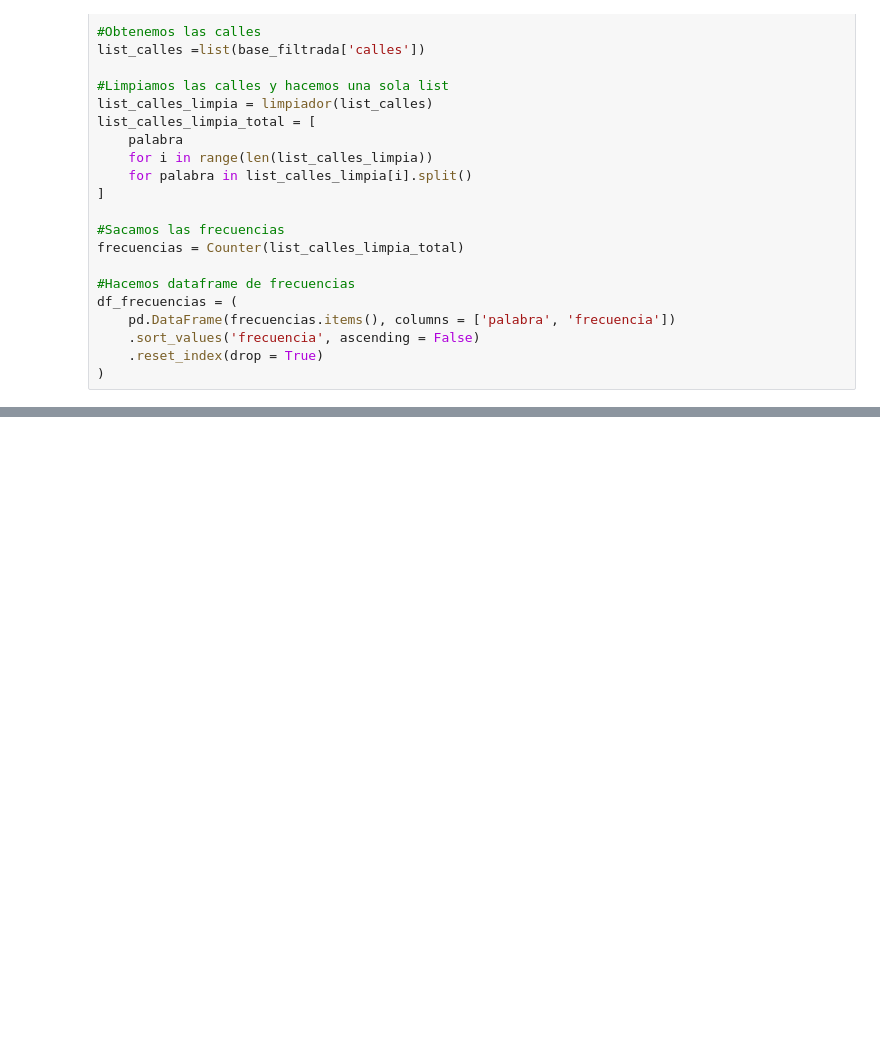
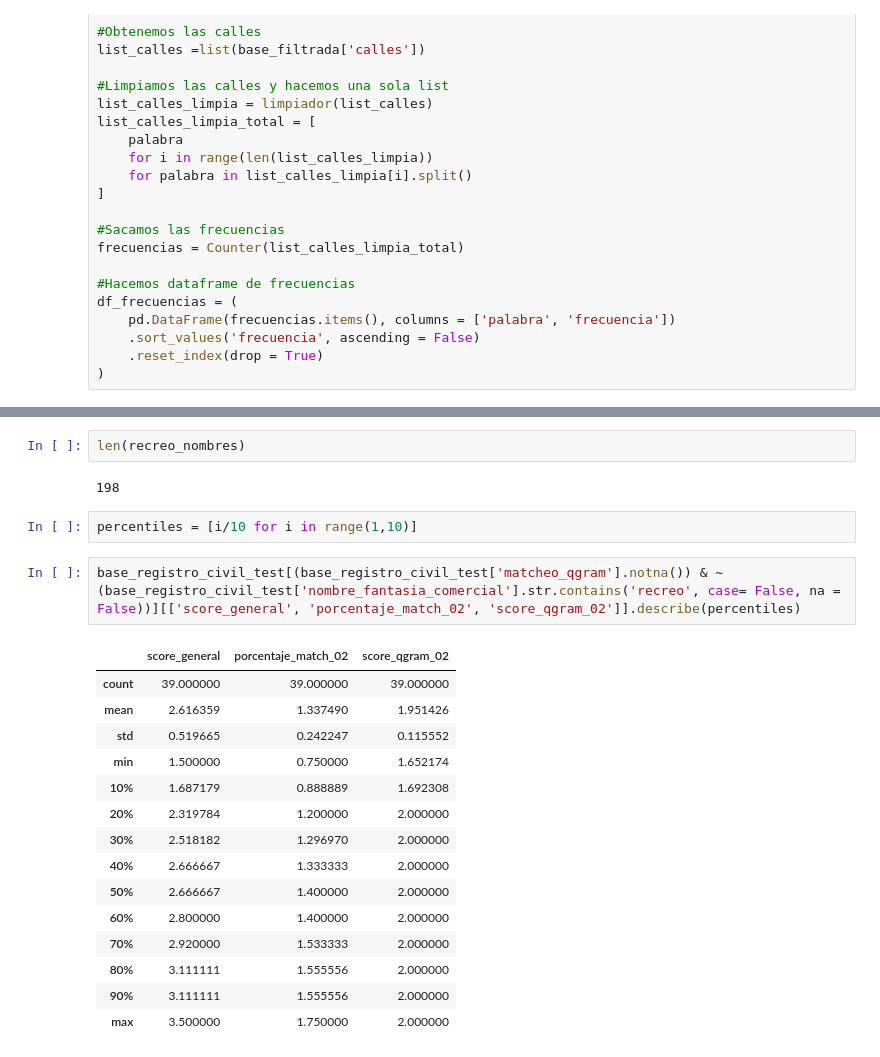
Before and after one commit to Leo-Maker636/centros_comerciales, a Jupyter notebook: sandbox/busqueda_rucs/localizacion_codigo_establecimiento.ipynb, the cells around one changed output, grey strips where cells are left out. Saved outputs shown, nothing was run; the diff lists cells and outputs as text; blank space fills up the shorter version.

```diff
--- a/sandbox/busqueda_rucs/localizacion_codigo_establecimiento.ipynb
+++ b/sandbox/busqueda_rucs/localizacion_codigo_establecimiento.ipynb
@@ -215,0 +299,24 @@ base_registro_civil_test[base_registro_civil_test['match_qgram'].notna()][['nume
+# %%
+len(recreo_nombres)
+# %% [output]
+198
+# %%
+percentiles = [i/10 for i in range(1,10)]
+# %%
+base_registro_civil_test[(base_registro_civil_test['matcheo_qgram'].notna()) & ~(base_registro_civil_test['nombre_fantasia_comercial'].str.contains('recreo', case= False, na = False))][['score_general', 'porcentaje_match_02', 'score_qgram_02']].describe(percentiles)
+# %% [output]
+|  | score_general | porcentaje_match_02 | score_qgram_02 |
+| count | 39.000000 | 39.000000 | 39.000000 |
+| mean | 2.616359 | 1.337490 | 1.951426 |
+| std | 0.519665 | 0.242247 | 0.115552 |
+| min | 1.500000 | 0.750000 | 1.652174 |
+| 10% | 1.687179 | 0.888889 | 1.692308 |
+| 20% | 2.319784 | 1.200000 | 2.000000 |
+| 30% | 2.518182 | 1.296970 | 2.000000 |
+| 40% | 2.666667 | 1.333333 | 2.000000 |
+| 50% | 2.666667 | 1.400000 | 2.000000 |
+| 60% | 2.800000 | 1.400000 | 2.000000 |
+| 70% | 2.920000 | 1.533333 | 2.000000 |
+| 80% | 3.111111 | 1.555556 | 2.000000 |
+| 90% | 3.111111 | 1.555556 | 2.000000 |
+| max | 3.500000 | 1.750000 | 2.000000 |
```
Also changed, not shown: parts of 27 cells of this notebook, 8 other files.
